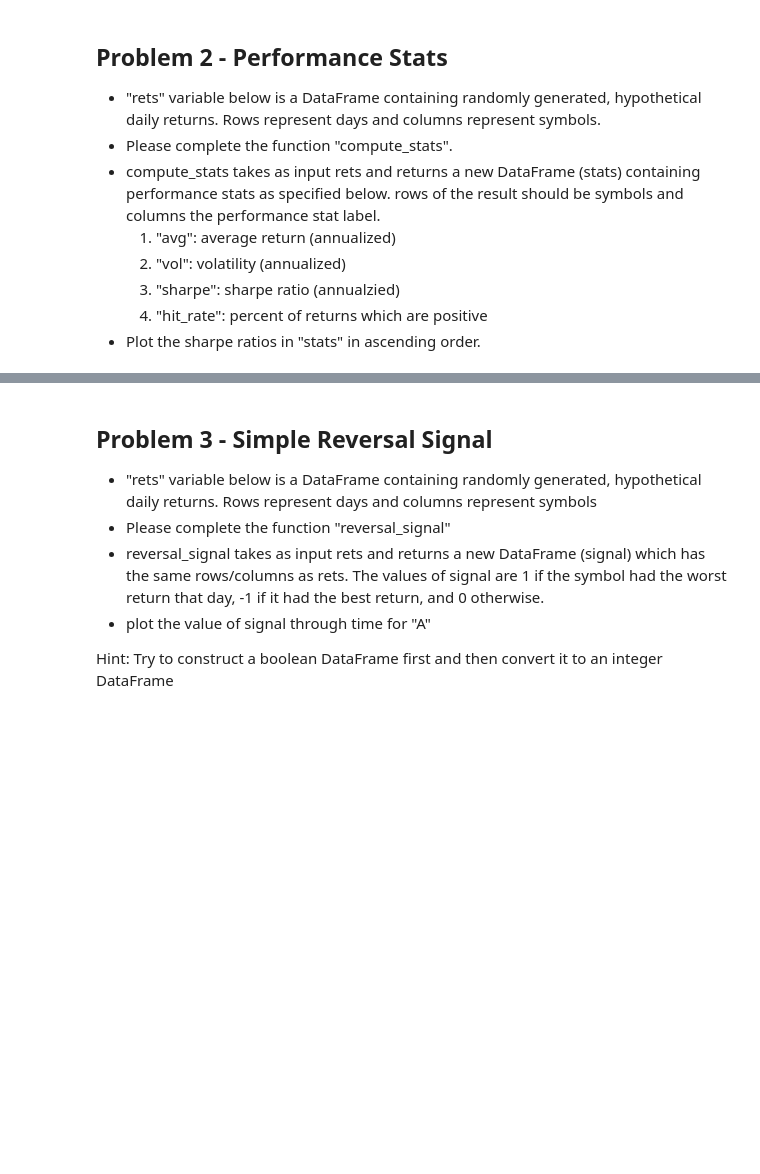
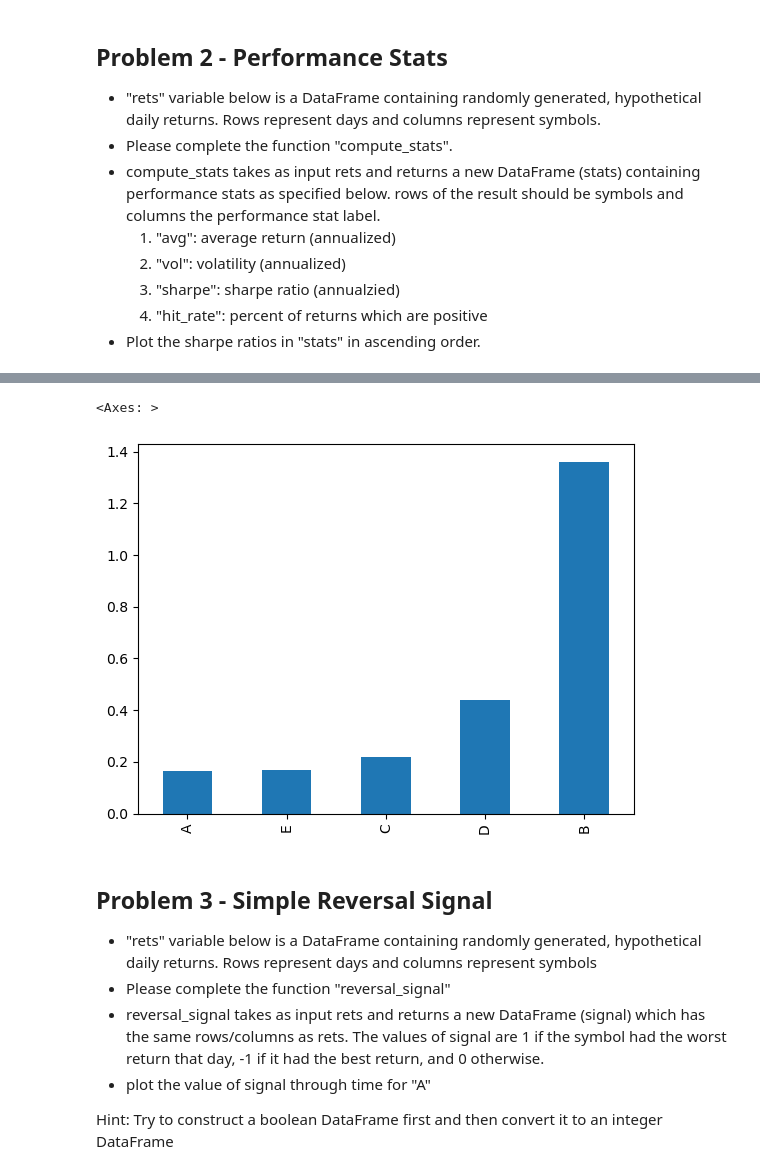
Before and after one commit to jofu-tofu/Trading-Bot, a Jupyter notebook: Data Analysis.ipynb, the cells around one changed output, grey strips where cells are left out. Cells and saved outputs as stored; diff of their text form; code cells hidden in the pictures; blank space fills up the shorter version.

```diff
--- a/Data Analysis.ipynb
+++ b/Data Analysis.ipynb
@@ -62,3 +62,8 @@ compute_stats(rets)
+# %%
+compute_stats(dollar_ret)['sharpe'].sort_values().plot(kind='bar')
+# %% [output]
+<Axes: >
+[figure, added]
 # %% [markdown]
 ## Problem 3 - Simple Reversal Signal
 - "rets" variable below is a DataFrame containing randomly generated, hypothetical daily returns. Rows represent days and columns represent symbols
```
Also changed, not shown: parts of 1 cell of this notebook, 1 other file.
